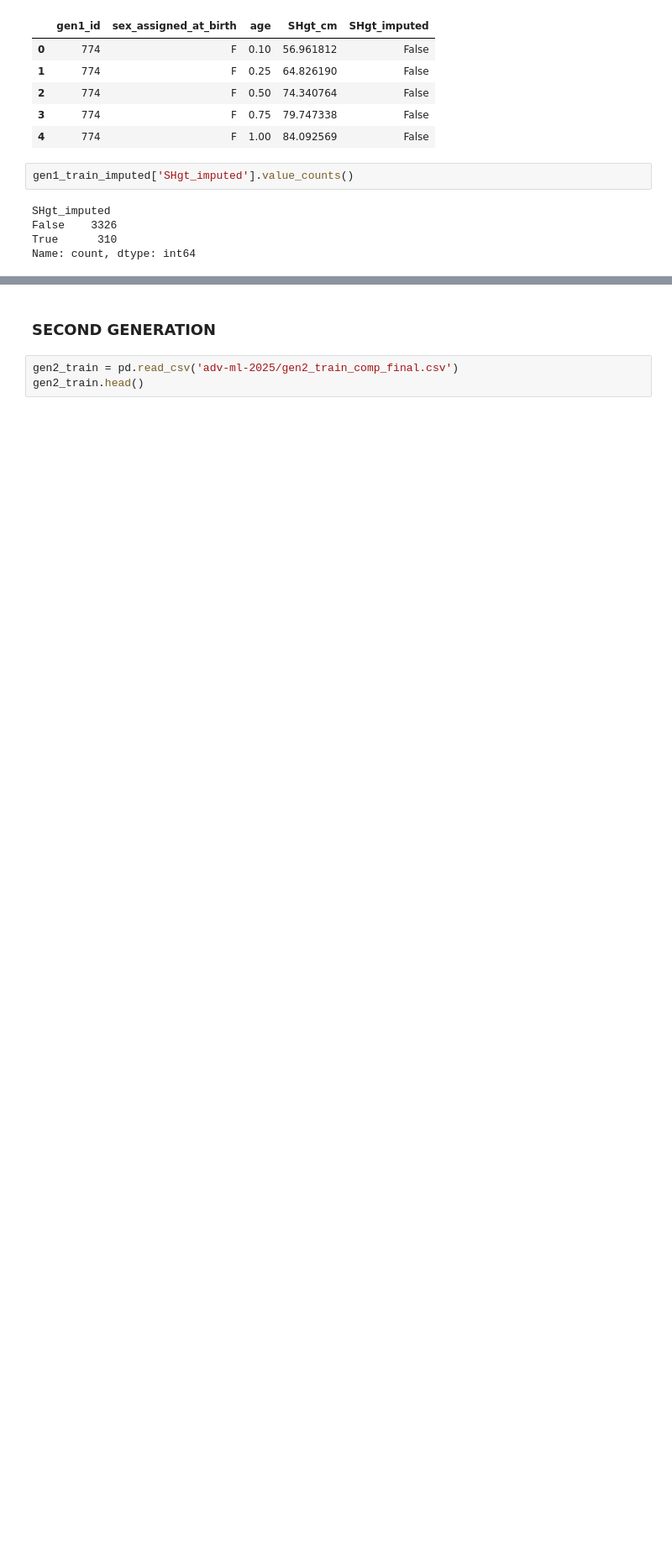
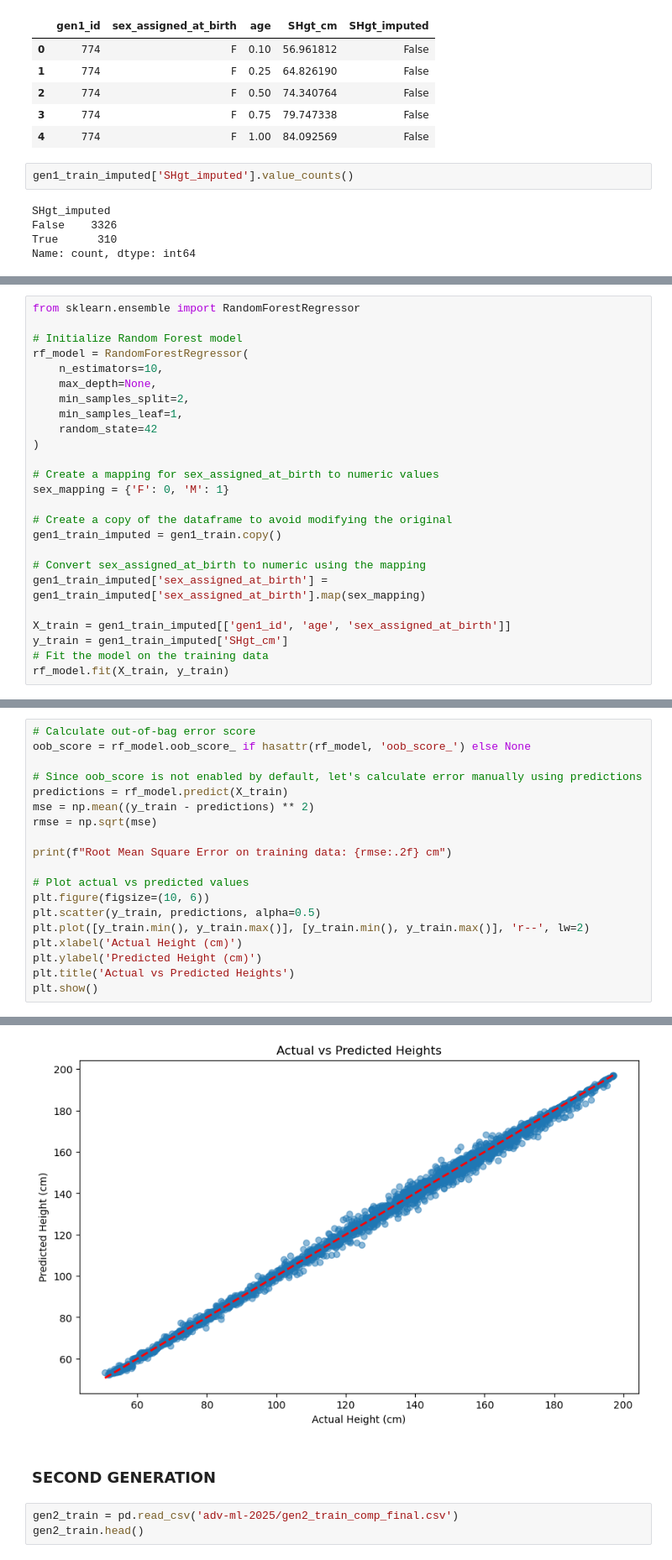
Before and after one commit to aavalose/aliens_height, a Jupyter notebook: initial_eda.ipynb, the cells around one changed output, grey strips where cells are left out. Shown at 84% size. Saved outputs shown, nothing was run; the diff lists cells and outputs as text; blank space fills up the shorter version.

```diff
--- a/initial_eda.ipynb
+++ b/initial_eda.ipynb
@@ -138,0 +148,25 @@ plt.show()
+# %%
+from sklearn.ensemble import RandomForestRegressor
+
+# Initialize Random Forest model
+rf_model = RandomForestRegressor(
+    n_estimators=10,
+    max_depth=None,
+    min_samples_split=2,
+    min_samples_leaf=1,
+    random_state=42
+)
+
+# Create a mapping for sex_assigned_at_birth to numeric values
+sex_mapping = {'F': 0, 'M': 1}
+
+# Create a copy of the dataframe to avoid modifying the original
+gen1_train_imputed = gen1_train.copy()
+
+# Convert sex_assigned_at_birth to numeric using the mapping
+gen1_train_imputed['sex_assigned_at_birth'] = gen1_train_imputed['sex_assigned_at_birth'].map(sex_mapping)
+
+X_train = gen1_train_imputed[['gen1_id', 'age', 'sex_assigned_at_birth']]
+y_train = gen1_train_imputed['SHgt_cm']
+# Fit the model on the training data
+rf_model.fit(X_train, y_train)
@@ -138,0 +175,20 @@ plt.show()
+# %%
+# Calculate out-of-bag error score
+oob_score = rf_model.oob_score_ if hasattr(rf_model, 'oob_score_') else None
+
+# Since oob_score is not enabled by default, let's calculate error manually using predictions
+predictions = rf_model.predict(X_train)
+mse = np.mean((y_train - predictions) ** 2)
+rmse = np.sqrt(mse)
+
+print(f"Root Mean Square Error on training data: {rmse:.2f} cm")
+
+# Plot actual vs predicted values
+plt.figure(figsize=(10, 6))
+plt.scatter(y_train, predictions, alpha=0.5)
+plt.plot([y_train.min(), y_train.max()], [y_train.min(), y_train.max()], 'r--', lw=2)
+plt.xlabel('Actual Height (cm)')
+plt.ylabel('Predicted Height (cm)')
+plt.title('Actual vs Predicted Heights')
+plt.show()
+# %% [output]
@@ -139,3 +196,4 @@ plt.show()
+[figure, added]
 # %% [markdown]
 ### SECOND GENERATION
 # %%
```
Also changed, not shown: parts of 5 cells of this notebook.
